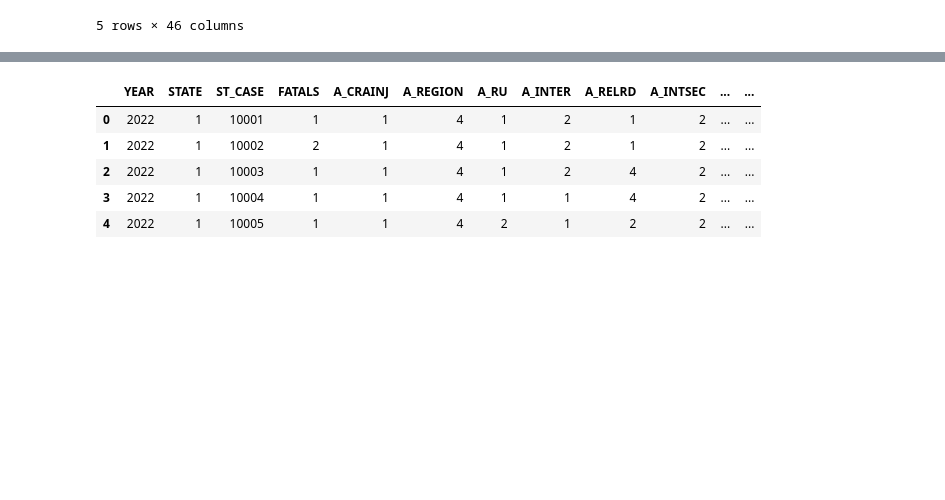
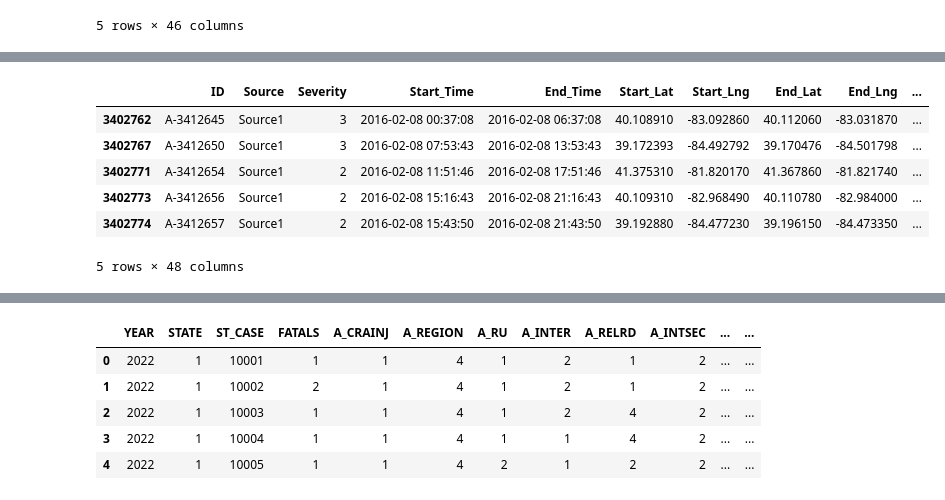
Before and after one commit to mascee/Traffic-Accidents, a Jupyter notebook: traffic.ipynb, the cells around one changed output, grey strips where cells are left out. Drawn from its saved outputs; the diff is of its cells as text; code cells hidden in the pictures; blank space fills up the shorter version.

Commit message:
Added days of the week and some calculations

```diff
--- a/traffic.ipynb
+++ b/traffic.ipynb
@@ -17,0 +80,21 @@ kaggle_df.head()
+# %%
+#Convert Start_Time column to date/time format
+kaggle_df_cleaned = kaggle_df_cleaned.copy()
+kaggle_df_cleaned.loc[:, 'Start_Time'] = pd.to_datetime(kaggle_df_cleaned['Start_Time'])
+# Convert Start_Time to datetime format if it's not already
+kaggle_df_cleaned.loc[:, 'Start_Time'] = pd.to_datetime(kaggle_df_cleaned['Start_Time'])
+
+# Extract date without time and create a new column
+kaggle_df_cleaned.loc[:, 'Date'] = kaggle_df_cleaned['Start_Time'].dt.date
+
+# Extract day of the week and create another new column
+kaggle_df_cleaned.loc[:, 'Day_of_Week'] = kaggle_df_cleaned['Start_Time'].dt.day_name()
+kaggle_df_cleaned.head()
+# %% [output]
+|  | ID | Source | Severity | Start_Time | End_Time | Start_Lat | Start_Lng | End_Lat | End_Lng | ... |
+| 3402762 | A-3412645 | Source1 | 3 | 2016-02-08 00:37:08 | 2016-02-08 06:37:08 | 40.108910 | -83.092860 | 40.112060 | -83.031870 | ... |
+| 3402767 | A-3412650 | Source1 | 3 | 2016-02-08 07:53:43 | 2016-02-08 13:53:43 | 39.172393 | -84.492792 | 39.170476 | -84.501798 | ... |
+| 3402771 | A-3412654 | Source1 | 2 | 2016-02-08 11:51:46 | 2016-02-08 17:51:46 | 41.375310 | -81.820170 | 41.367860 | -81.821740 | ... |
+| 3402773 | A-3412656 | Source1 | 2 | 2016-02-08 15:16:43 | 2016-02-08 21:16:43 | 40.109310 | -82.968490 | 40.110780 | -82.984000 | ... |
+| 3402774 | A-3412657 | Source1 | 2 | 2016-02-08 15:43:50 | 2016-02-08 21:43:50 | 39.192880 | -84.477230 | 39.196150 | -84.473350 | ... |
+5 rows × 48 columns
```
Also changed, not shown: parts of 6 cells of this notebook.
